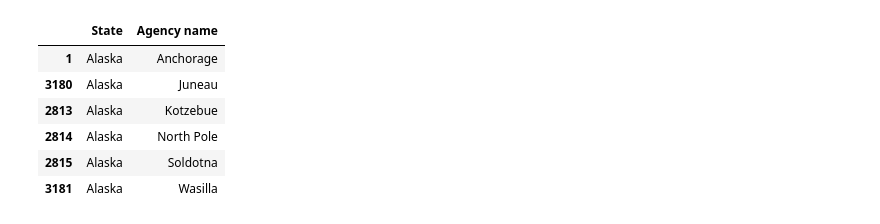
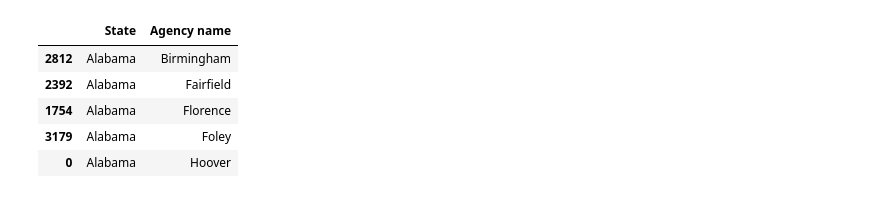
Before and after one commit to jmendiola84/Team_5, a Jupyter notebook: Hate Crime Counties DataFrame.ipynb, the cells around one changed output. Drawn from its saved outputs; the diff is of its cells as text; code cells hidden in the pictures.

```diff
--- a/Hate Crime Counties DataFrame.ipynb
+++ b/Hate Crime Counties DataFrame.ipynb
@@ -50,35 +50,34 @@ hate_crime_2016 = hate_crime_2016[hate_crime_2016['Population'].notnull()]
 # %%
 
 counties_2012 = hate_crime_2012[["State", "Agency name"]]
 counties_2013 = hate_crime_2013[["State", "Agency name"]]
 counties_2014 = hate_crime_2014[["State", "Agency name"]]
 counties_2015 = hate_crime_2015[["State", "Agency name"]]
 counties_2016 = hate_crime_2016[["State", "Agency name"]]
 
 counties_df = pd.merge(counties_2012, counties_2013, on=["State","Agency name"], how="outer")
 counties_df = pd.merge(counties_df, counties_2014, on=["State","Agency name"], how="outer")
 counties_df = pd.merge(counties_df, counties_2015, on=["State","Agency name"], how="outer")
 counties_df = pd.merge(counties_df, counties_2016, on=["State","Agency name"], how="outer")
 counties_df = counties_df[counties_df['Agency name'].notnull()]
 counties_df = counties_df.drop_duplicates()
 counties_df = counties_df.dropna(subset=['Agency name'])
 
 counties_df = counties_df.sort_values(by=['State', 'Agency name'])
 
 #counties_df = counties_df.set_index(['State'])
 #counties_df = counties_df.groupby("State")
-counties_df = counties_df.loc[counties_df['State'] == 'Alaska']
+#counties_df = counties_df.loc[counties_df['State'] == 'Alaska']
 
-counties_df.head(500)
+counties_df.head()
 #hate_crime_df['Agency name'].value_counts()
 # %% [output]
 |  | State | Agency name |
-| 1 | Alaska | Anchorage |
-| 3180 | Alaska | Juneau |
-| 2813 | Alaska | Kotzebue |
-| 2814 | Alaska | North Pole |
-| 2815 | Alaska | Soldotna |
-| 3181 | Alaska | Wasilla |
+| 2812 | Alabama | Birmingham |
+| 2392 | Alabama | Fairfield |
+| 1754 | Alabama | Florence |
+| 3179 | Alabama | Foley |
+| 0 | Alabama | Hoover |
 # %%
 for (idx, row) in counties_df.iterrows():
     try:
```
Also changed, not shown: parts of 4 cells of this notebook, 1 other file.
